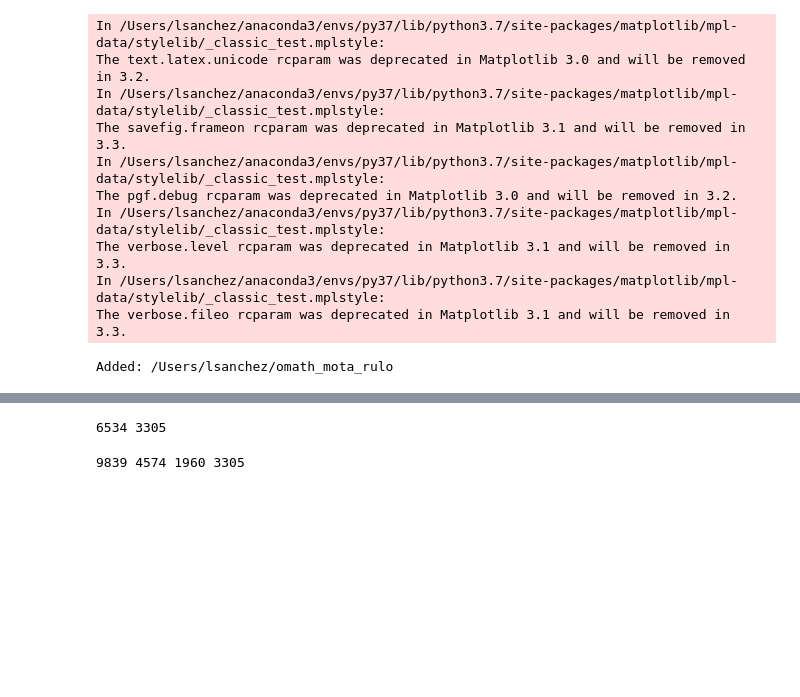
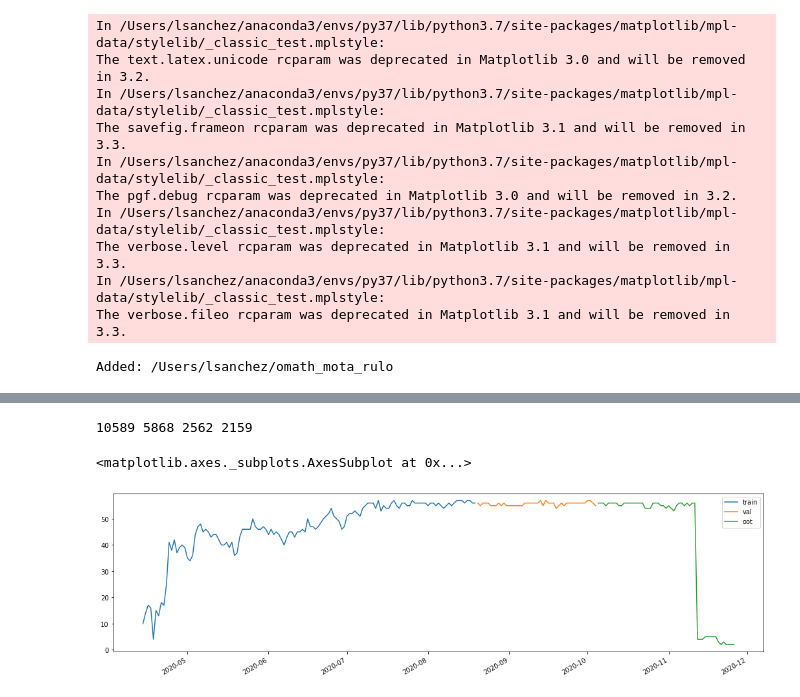
Before and after one commit to dhdzmota/omath_mota_rulo, a Jupyter notebook: notebooks/Experiment.ipynb, the cells around one changed output, grey strips where cells are left out. Drawn from its saved outputs; the diff is of its cells as text; code cells hidden in the pictures; blank space fills up the shorter version.

```diff
--- a/notebooks/Experiment.ipynb
+++ b/notebooks/Experiment.ipynb
@@ -45,12 +44,0 @@ data.shape
-# %%
-target = 'is_next_peak_in_30_days'
-forbiden = ['is_next_peak_in_7_days', 'is_next_peak_in_15_days', 'is_next_peak_in_20_days', 'is_next_peak_in_30_days']
-train_boundary = '2020-09-01'
-oos_size = .3
-
-oot = data[data['fecha'] >= train_boundary]
-train = data[data['fecha'] < train_boundary]
-
-print(train.shape[0], oot.shape[0])
-# %% [output]
-6534 3305
@@ -71,4 +76,4 @@ y_train.drop(oos_idx, inplace=True)
 # %%
-print(data.shape[0], X_train.shape[0], X_oos.shape[0], X_oot.shape[0])
+print(data.shape[0], X_train.shape[0], X_val.shape[0], X_oot.shape[0])
 # %% [output]
-9839 4574 1960 3305
+10589 5868 2562 2159
@@ -89 +80,24 @@ y_oot_score = model.predict_proba(X_oot)
+# %%
+fig, ax = plt.subplots(1, 1, figsize=(18, 5))
+
+data_plot = X_train.reset_index()['fecha'].value_counts()
+data_plot.name = 'train'
+data_plot.plot(
+    legend=True,
+    ax=ax)
+
+data_plot = X_val.reset_index()['fecha'].value_counts()
+data_plot.name = 'val'
+data_plot.plot(
+    legend=True,
+    ax=ax)
+
+data_plot = X_oot.reset_index()['fecha'].value_counts()
+data_plot.name = 'oot'
+data_plot.plot(
+    legend=True,
+    ax=ax)
+# %% [output]
+<matplotlib.axes._subplots.AxesSubplot at 0x...>
+[figure, added]
 # %%
```
Also changed, not shown: parts of 6 cells of this notebook, 3 other files.
